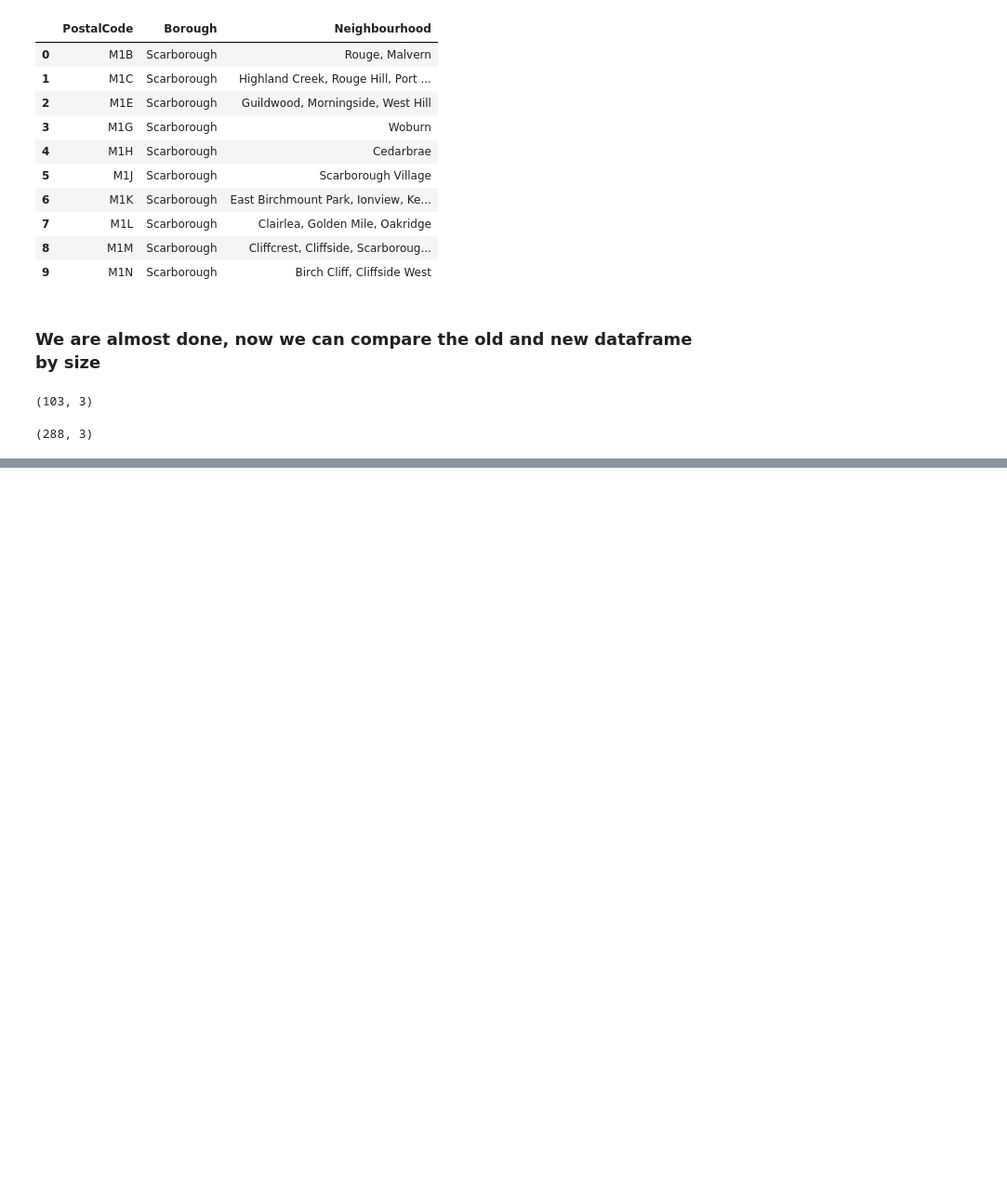
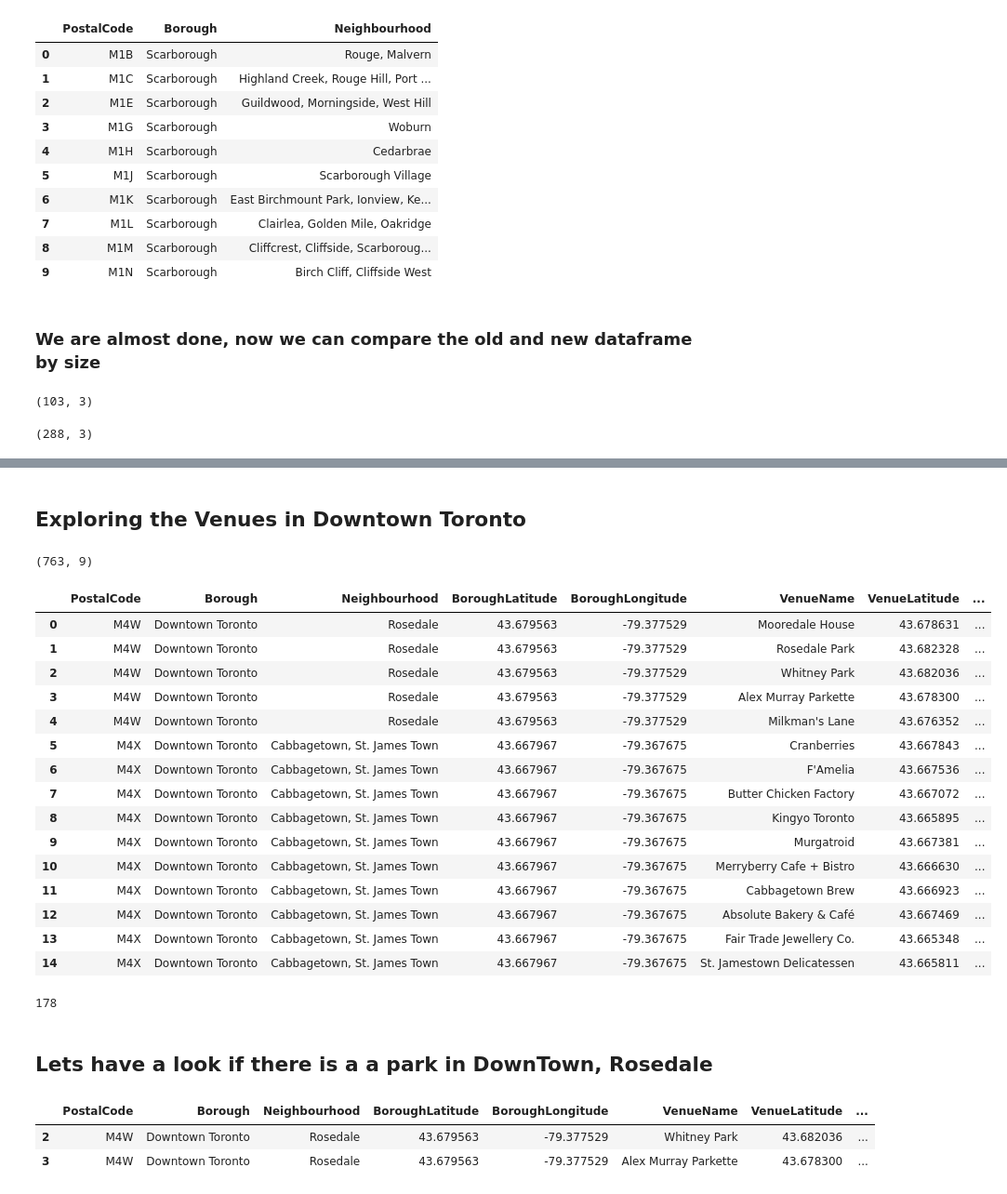
Before and after one commit to mrstailor7/coursera_capstone_watson, a Jupyter notebook: Project Wiki Scraping.ipynb, the cells around one changed output, grey strips where cells are left out. Shown: that part at 93% size. Drawn from its saved outputs; the diff is of its cells as text; code cells hidden in the pictures; blank space fills up the shorter version.

```diff
--- a/Project Wiki Scraping.ipynb
+++ b/Project Wiki Scraping.ipynb
@@ -108,7 +135,7 @@ wiki_df_group.head(10)
 ### We are almost done, now we can compare the old and new dataframe by size
 # %%
 # lets give it a nicer name
-Toronto_df = wiki_df_group
+toronto_df = wiki_df_group
 # %%
 # Shape the new Dataframe
 toronto_df.shape
@@ -125,0 +256,4 @@ wiki_df.shape
+# %%
+# creating new dataframe for Downtown Toronto
+toronto_data = tor_coor[toronto_df['Borough'] == 'Downtown Toronto'].reset_index(drop=True)
+toronto_data.head()
@@ -125,0 +318,73 @@ wiki_df.shape
+# %% [markdown]
+## Exploring the Venues in Downtown Toronto
+# %%
+radius = 500
+LIMIT = 50
+
+venues = []
+
+for lat, long, post, borough, neighborhood in zip(toronto_data['Latitude'], toronto_data['Longitude'], toronto_data['PostalCode'], toronto_data['Borough'], toronto_data['Neighbourhood']):
+    url = "https://api.foursquare.com/v2/venues/explore?client_id={}&client_secret={}&v={}&ll={},{}&radius={}&limit={}".format(
+        CLIENT_ID,
+        CLIENT_SECRET,
+        VERSION,
+        lat,
+        long,
+        radius,
+        LIMIT)
+
+    results = requests.get(url).json()["response"]['groups'][0]['items']
+
+    for venue in results:
+        venues.append((
+            post,
+            borough,
+            neighborhood,
+            lat,
+            long,
+            venue['venue']['name'],
+            venue['venue']['location']['lat'],
+            venue['venue']['location']['lng'],
+            venue['venue']['categories'][0]['name']))
+# %%
+#creating new dataframe
+
+venues_df = pd.DataFrame(venues)
+
+# define the column names
+venues_df.columns = ['PostalCode', 'Borough', 'Neighbourhood', 'BoroughLatitude', 'BoroughLongitude', 'VenueName', 'VenueLatitude', 'VenueLongitude', 'VenueCategory']
+
+print(venues_df.shape)
+venues_df.head(15)
+# %% [output]
+(763, 9)
+|  | PostalCode | Borough | Neighbourhood | BoroughLatitude | BoroughLongitude | VenueName | VenueLatitude | ... |
+| 0 | M4W | Downtown Toronto | Rosedale | 43.679563 | -79.377529 | Mooredale House | 43.678631 | ... |
+| 1 | M4W | Downtown Toronto | Rosedale | 43.679563 | -79.377529 | Rosedale Park | 43.682328 | ... |
+| 2 | M4W | Downtown Toronto | Rosedale | 43.679563 | -79.377529 | Whitney Park | 43.682036 | ... |
+| 3 | M4W | Downtown Toronto | Rosedale | 43.679563 | -79.377529 | Alex Murray Parkette | 43.678300 | ... |
+| 4 | M4W | Downtown Toronto | Rosedale | 43.679563 | -79.377529 | Milkman's Lane | 43.676352 | ... |
+| 5 | M4X | Downtown Toronto | Cabbagetown, St. James Town | 43.667967 | -79.367675 | Cranberries | 43.667843 | ... |
+| 6 | M4X | Downtown Toronto | Cabbagetown, St. James Town | 43.667967 | -79.367675 | F'Amelia | 43.667536 | ... |
+| 7 | M4X | Downtown Toronto | Cabbagetown, St. James Town | 43.667967 | -79.367675 | Butter Chicken Factory | 43.667072 | ... |
+| 8 | M4X | Downtown Toronto | Cabbagetown, St. James Town | 43.667967 | -79.367675 | Kingyo Toronto | 43.665895 | ... |
+| 9 | M4X | Downtown Toronto | Cabbagetown, St. James Town | 43.667967 | -79.367675 | Murgatroid | 43.667381 | ... |
+| 10 | M4X | Downtown Toronto | Cabbagetown, St. James Town | 43.667967 | -79.367675 | Merryberry Cafe + Bistro | 43.666630 | ... |
+| 11 | M4X | Downtown Toronto | Cabbagetown, St. James Town | 43.667967 | -79.367675 | Cabbagetown Brew | 43.666923 | ... |
+| 12 | M4X | Downtown Toronto | Cabbagetown, St. James Town | 43.667967 | -79.367675 | Absolute Bakery & Café | 43.667469 | ... |
+| 13 | M4X | Downtown Toronto | Cabbagetown, St. James Town | 43.667967 | -79.367675 | Fair Trade Jewellery Co. | 43.665348 | ... |
+| 14 | M4X | Downtown Toronto | Cabbagetown, St. James Town | 43.667967 | -79.367675 | St. Jamestown Delicatessen | 43.665811 | ... |
+# %%
+# Check how many unique vanues are nearby
+
+len(venues_df['VenueCategory'].unique())
+# %% [output]
+178
+# %% [markdown]
+## Lets have a look if there is a  a park in DownTown, Rosedale
+# %%
+ venues_df.loc[(venues_df['Neighbourhood'] == "Rosedale") & (venues_df['VenueCategory'] == "Park")].head()
+# %% [output]
+|  | PostalCode | Borough | Neighbourhood | BoroughLatitude | BoroughLongitude | VenueName | VenueLatitude | ... |
+| 2 | M4W | Downtown Toronto | Rosedale | 43.679563 | -79.377529 | Whitney Park | 43.682036 | ... |
+| 3 | M4W | Downtown Toronto | Rosedale | 43.679563 | -79.377529 | Alex Murray Parkette | 43.678300 | ... |
```
Also changed, not shown: parts of 33 cells of this notebook.
